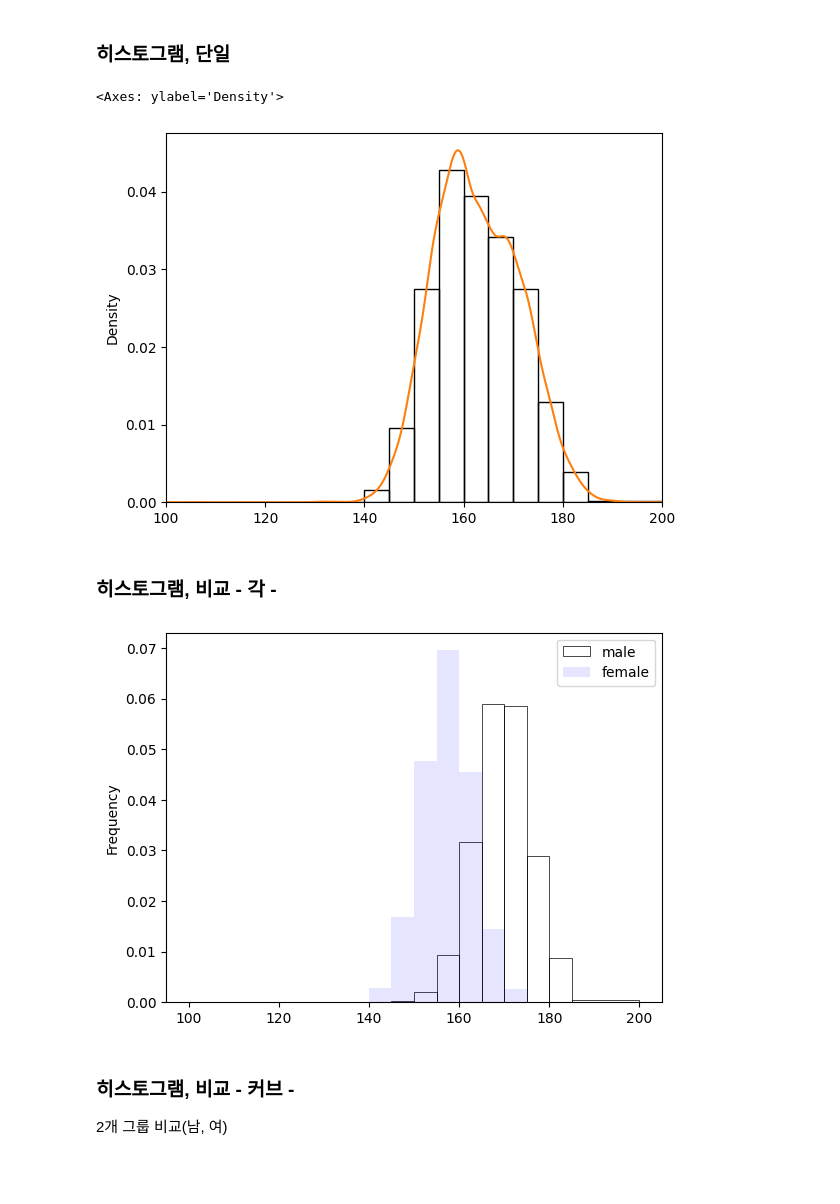
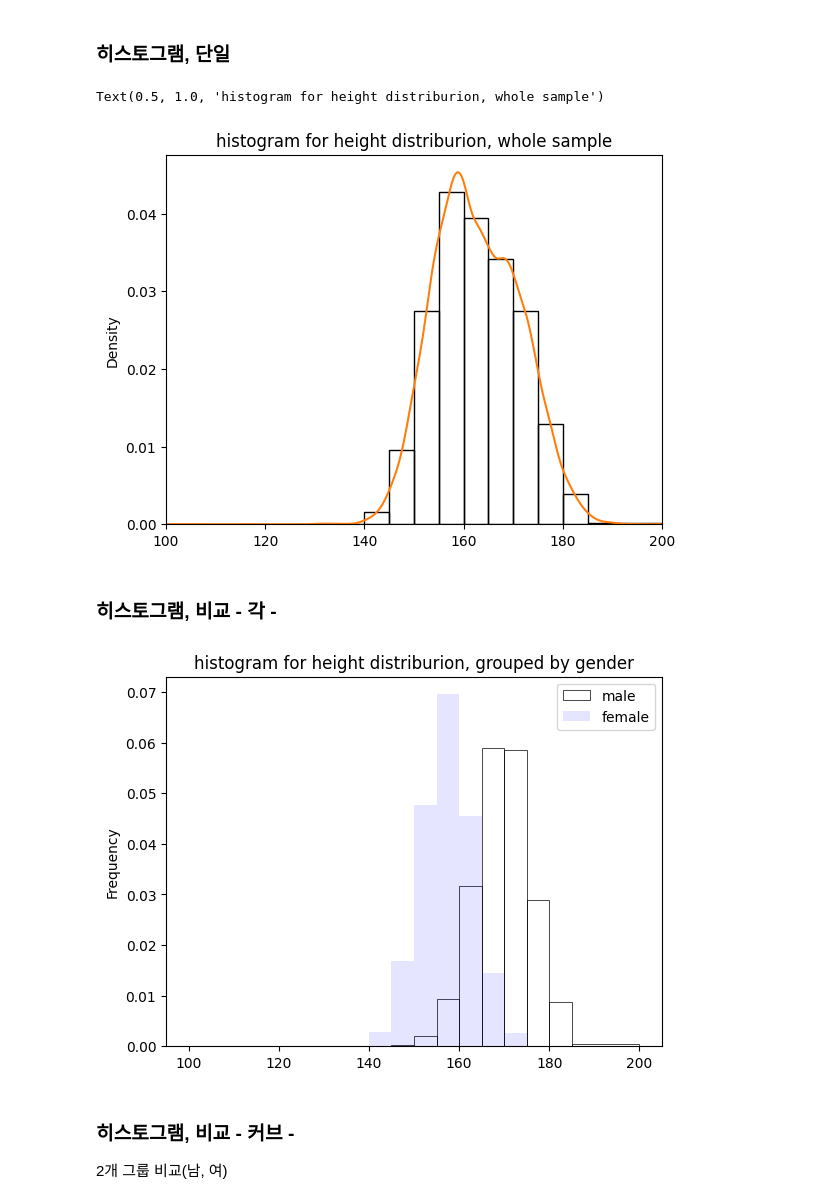
Before and after one commit to bahn28/salad, a Jupyter notebook: a03_3_describ_rex_colab.ipynb, the cells around one changed output. Cells and saved outputs as stored; diff of their text form; code cells hidden in the pictures; blank space fills up the shorter version.

```diff
--- a/a03_3_describ_rex_colab.ipynb
+++ b/a03_3_describ_rex_colab.ipynb
@@ -435,32 +435,34 @@ Empty DataFrame
 ### 히스토그램, 단일
 # %%
 # ### 2) 그래프적 요약 (Graphical Summaries / Visualizations)
-
 # | 시각화 기법 | 활용 용도 | Pandas / Seaborn 연동 코드 예시 |
-
 # | **히스토그램 (Histogram)**
 #           | 연속형 변수의 빈도 분포 및 왜도 파악     | `df['col'].plot(kind='hist', bins=30)` |
+
+import matplotlib.pyplot as plt
+
 df_dat['ht'].plot(kind='hist',
                   bins=b_class,
                   facecolor='None',
                   edgecolor='black',
                   density=True
                   )
 df_dat['ht'].plot(kind='kde',
                   xlim=(100,200)
                   )
+plt.title("histogram for height distriburion, whole sample")
 #plt.xlim(100, 200) # 이것은 import matplotlib.pyplot as plt 후에.
 # | **상자 그림 (Box Plot)**
 #           | 사분위수, 중앙값, 이상치(Outlier) 식별  | `df.boxplot(column='col')` |
 # | **산점도 (Scatter Plot)**
 #           | 두 연속형 변수 간의 상관관계 및 패턴 파악 | `df.plot(kind='scatter', x='x_col', y='y_col')` |
 # | **막대 그래프 (Bar Chart)**
 #           | 범주형 변수의 범주별 빈도/비율 비교   | `df['category'].value_counts().plot(kind='bar')` |
 # | **커널 밀도 추정 (KDE)**
 #           | 연속형 변수의 확률 밀도 함수 추정     | `df['col'].plot(kind='kde')` |
 # %% [output]
-<Axes: ylabel='Density'>
+Text(0.5, 1.0, 'histogram for height distriburion, whole sample')
-[figure, old version]
+[figure, new version]
 # %% [markdown]
 ### 히스토그램, 비교 - 각 -
 # %%
@@ -481,10 +483,11 @@ df_dat['ht'][df_dat['gender']==2].plot(kind='hist',
                                        label='female',
                                        alpha=0.1
                                        ) #linestyle='--')
+plt.title("histogram for height distriburion, grouped by gender")
 plt.legend()
 plt.show()
 # %% [output]
-[figure, old version]
+[figure, new version]
 # %% [markdown]
 ### 히스토그램, 비교 - 커브 -
 2개 그룹 비교(남, 여)
```
Also changed, not shown: parts of 2 cells of this notebook.
